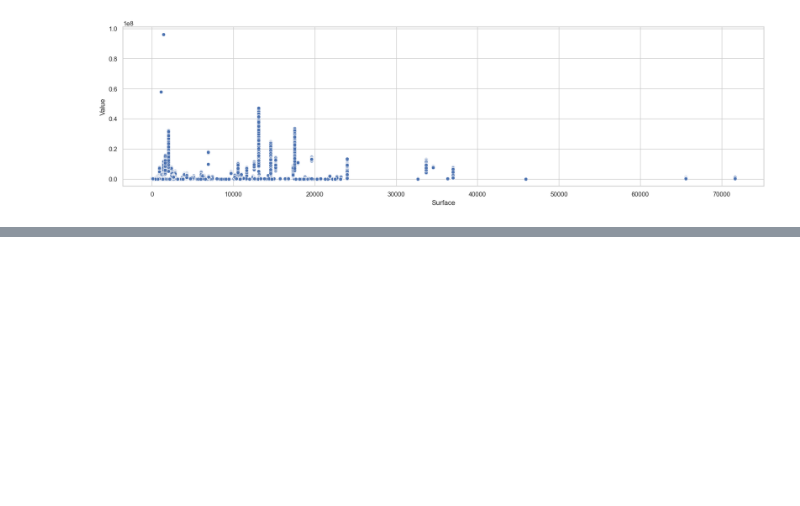
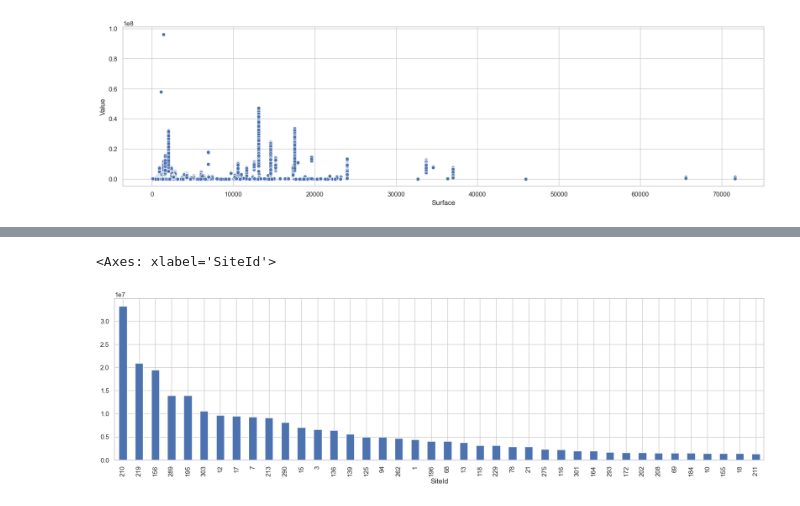
Before and after one commit to quanglv34/power-consumption-prediction, a Jupyter notebook: src/02-analysis.ipynb, the cells around one changed output, grey strips where cells are left out. Cells and saved outputs as stored; diff of their text form; code cells hidden in the pictures; blank space fills up the shorter version.

```diff
--- a/src/02-analysis.ipynb
+++ b/src/02-analysis.ipynb
@@ -66,0 +54,6 @@ train.groupby(['SiteId'])
+# %%
+value_by_site = train_data.groupby(['SiteId'])['Value'].mean().sort_values().nlargest(40)
+value_by_site.plot.bar()
+# %% [output]
+<Axes: xlabel='SiteId'>
+[figure, added]
```
Also changed, not shown: parts of 14 cells of this notebook, 2 other files.
